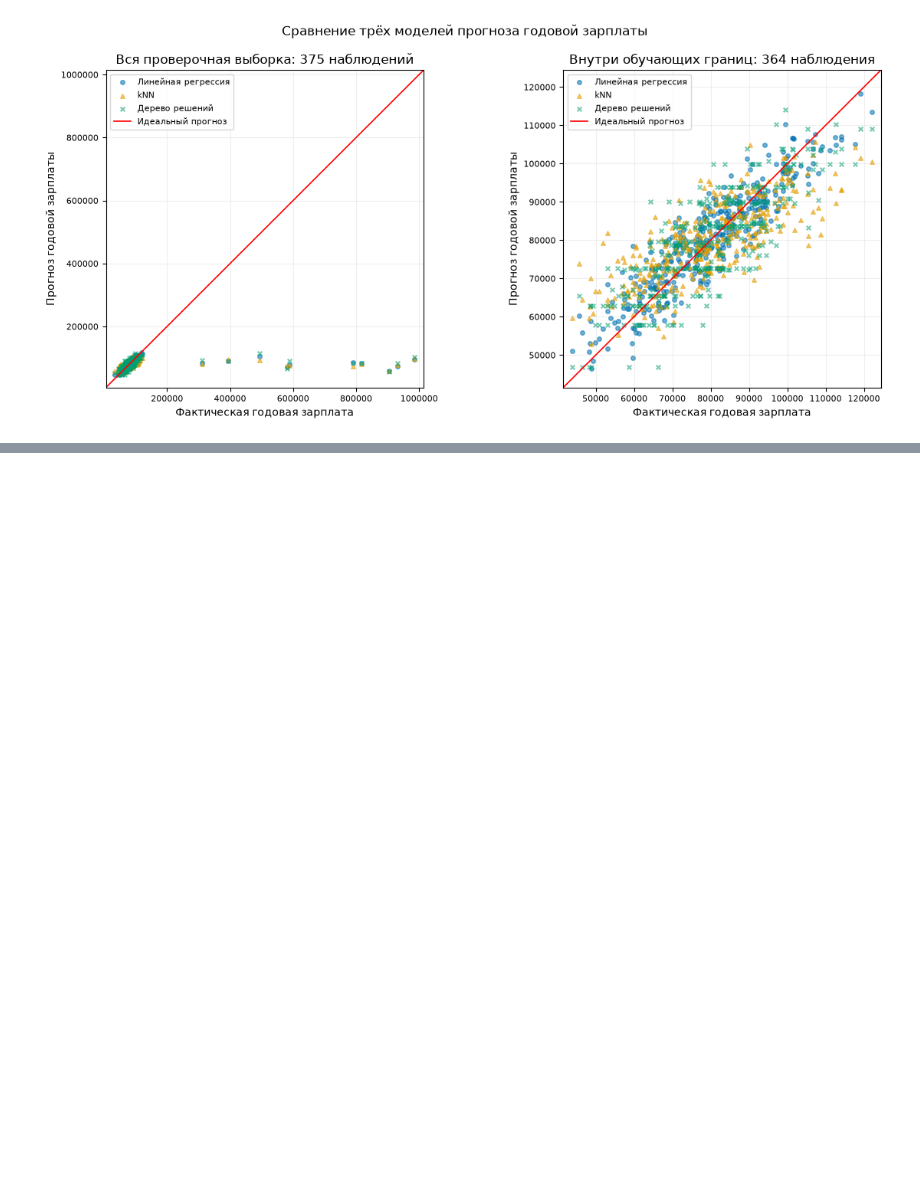
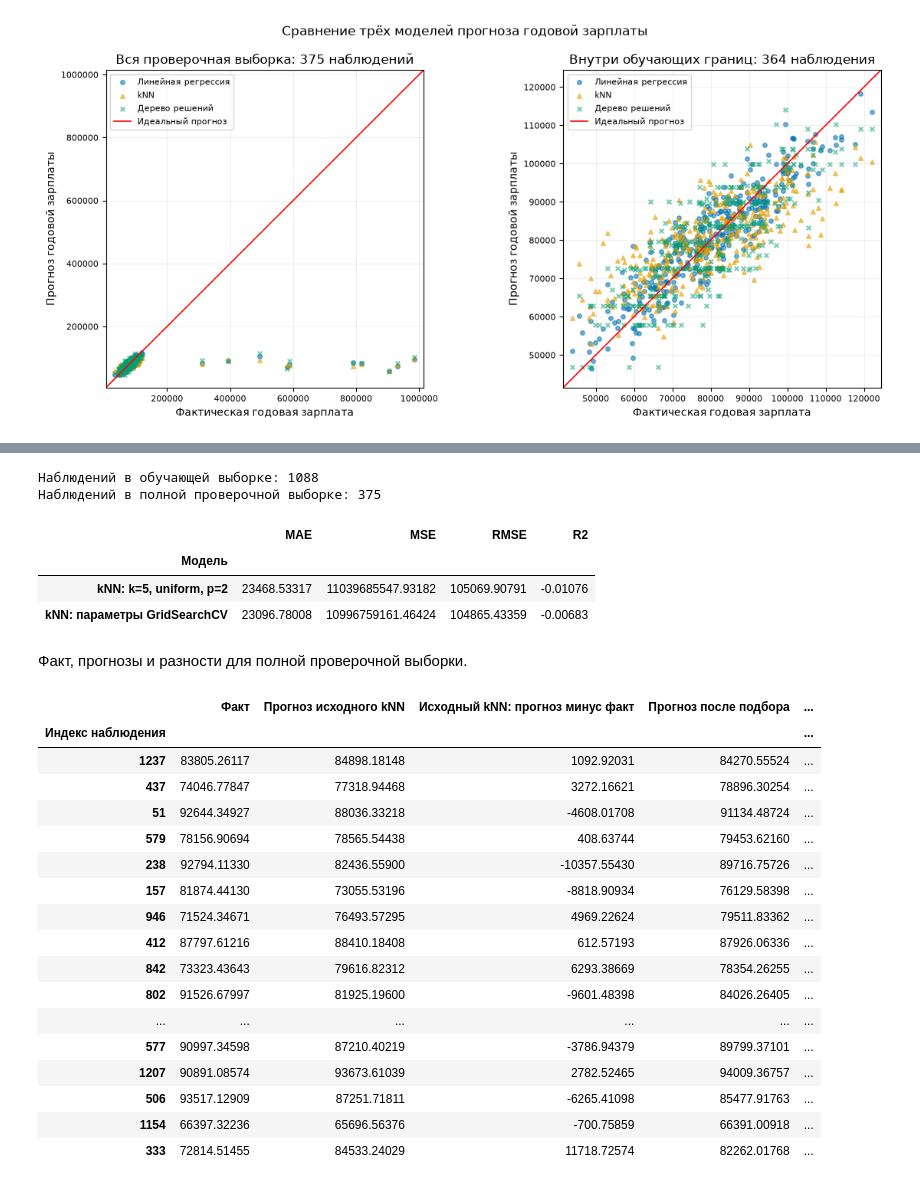
Before and after one commit to StasWW/data-analysis-lab3, a Jupyter notebook: ЛР3_Жойд_8.ipynb, the cells around one changed output, grey strips where cells are left out. Saved outputs shown, nothing was run; the diff lists cells and outputs as text; code cells hidden in the pictures; blank space fills up the shorter version.

```diff
--- a/ЛР3_Жойд_8.ipynb
+++ b/ЛР3_Жойд_8.ipynb
@@ -759,0 +908,60 @@ plt.show()
+# %%
+task5_baseline = task5_estimator(n_neighbors=5, weights='uniform', p=2)
+task5_baseline.fit(X_train, y_train)
+
+task5_baseline_prediction = task5_baseline.predict(X_valid)
+task5_tuned_prediction = task5_search.best_estimator_.predict(X_valid)
+
+task5_comparison = pd.DataFrame([
+    {
+        'Модель': 'kNN: k=5, uniform, p=2',
+        **metrics(y_valid, task5_baseline_prediction)
+    },
+    {
+        'Модель': 'kNN: параметры GridSearchCV',
+        **metrics(y_valid, task5_tuned_prediction)
+    }
+]).set_index('Модель')
+
+print('Наблюдений в обучающей выборке:', len(X_train))
+print('Наблюдений в полной проверочной выборке:', len(X_valid))
+display(task5_comparison)
+
+task5_predictions = pd.DataFrame({
+    'Факт': y_valid.to_numpy(),
+    'Прогноз исходного kNN': task5_baseline_prediction,
+    'Исходный kNN: прогноз минус факт': task5_baseline_prediction - y_valid.to_numpy(),
+    'Прогноз после подбора': task5_tuned_prediction,
+    'После подбора: прогноз минус факт': task5_tuned_prediction - y_valid.to_numpy()
+}, index=y_valid.index)
+task5_predictions.index.name = 'Индекс наблюдения'
+
+display(Markdown('Факт, прогнозы и разности для полной проверочной выборки.'))
+with pd.option_context('display.max_rows', None, 'display.max_columns', None):
+    display(task5_predictions)
+# %% [output]
+Наблюдений в обучающей выборке: 1088
+Наблюдений в полной проверочной выборке: 375
+|  | MAE | MSE | RMSE | R2 |
+| Модель |  |  |  |  |
+| kNN: k=5, uniform, p=2 | 23468.53317 | 11039685547.93182 | 105069.90791 | -0.01076 |
+| kNN: параметры GridSearchCV | 23096.78008 | 10996759161.46424 | 104865.43359 | -0.00683 |
+Факт, прогнозы и разности для полной проверочной выборки.
+|  | Факт | Прогноз исходного kNN | Исходный kNN: прогноз минус факт | Прогноз после подбора | ... |
+| Индекс наблюдения |  |  |  |  | ... |
+| 1237 | 83805.26117 | 84898.18148 | 1092.92031 | 84270.55524 | ... |
+| 437 | 74046.77847 | 77318.94468 | 3272.16621 | 78896.30254 | ... |
+| 51 | 92644.34927 | 88036.33218 | -4608.01708 | 91134.48724 | ... |
+| 579 | 78156.90694 | 78565.54438 | 408.63744 | 79453.62160 | ... |
+| 238 | 92794.11330 | 82436.55900 | -10357.55430 | 89716.75726 | ... |
+| 157 | 81874.44130 | 73055.53196 | -8818.90934 | 76129.58398 | ... |
+| 946 | 71524.34671 | 76493.57295 | 4969.22624 | 79511.83362 | ... |
+| 412 | 87797.61216 | 88410.18408 | 612.57193 | 87926.06336 | ... |
+| 842 | 73323.43643 | 79616.82312 | 6293.38669 | 78354.26255 | ... |
+| 802 | 91526.67997 | 81925.19600 | -9601.48398 | 84026.26405 | ... |
+| ... | ... | ... | ... | ... | ... |
+| 577 | 90997.34598 | 87210.40219 | -3786.94379 | 89799.37101 | ... |
+| 1207 | 90891.08574 | 93673.61039 | 2782.52465 | 94009.36757 | ... |
+| 506 | 93517.12909 | 87251.71811 | -6265.41098 | 85477.91763 | ... |
+| 1154 | 66397.32236 | 65696.56376 | -700.75859 | 66391.00918 | ... |
+| 333 | 72814.51455 | 84533.24029 | 11718.72574 | 82262.01768 | ... |
```
Also changed, not shown: parts of 5 cells of this notebook.
